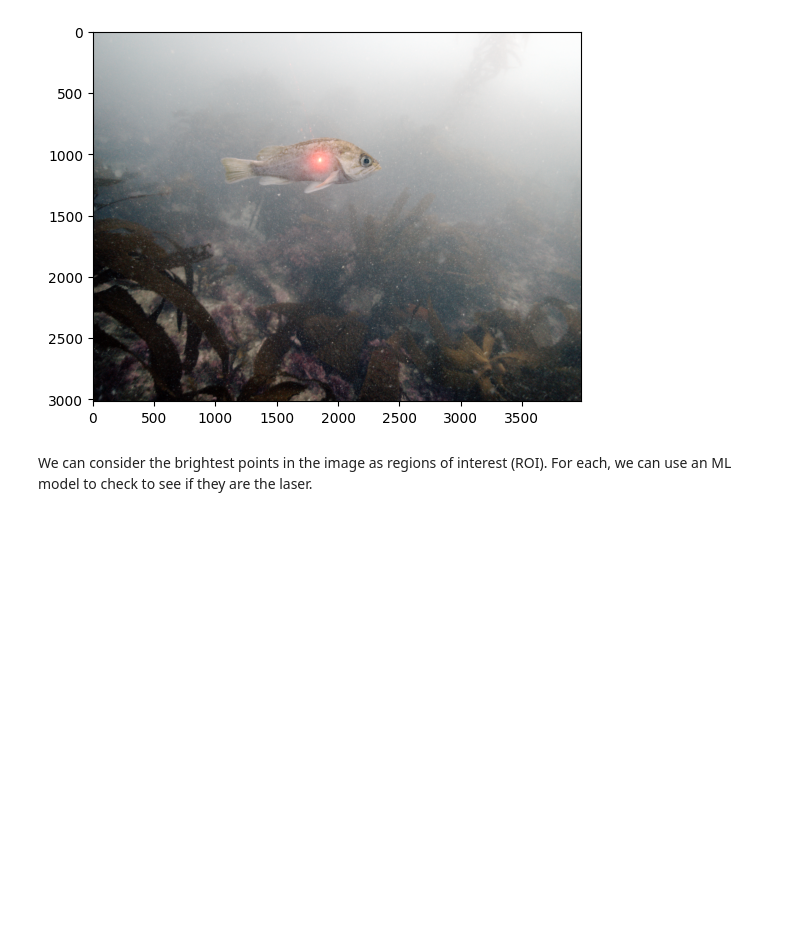
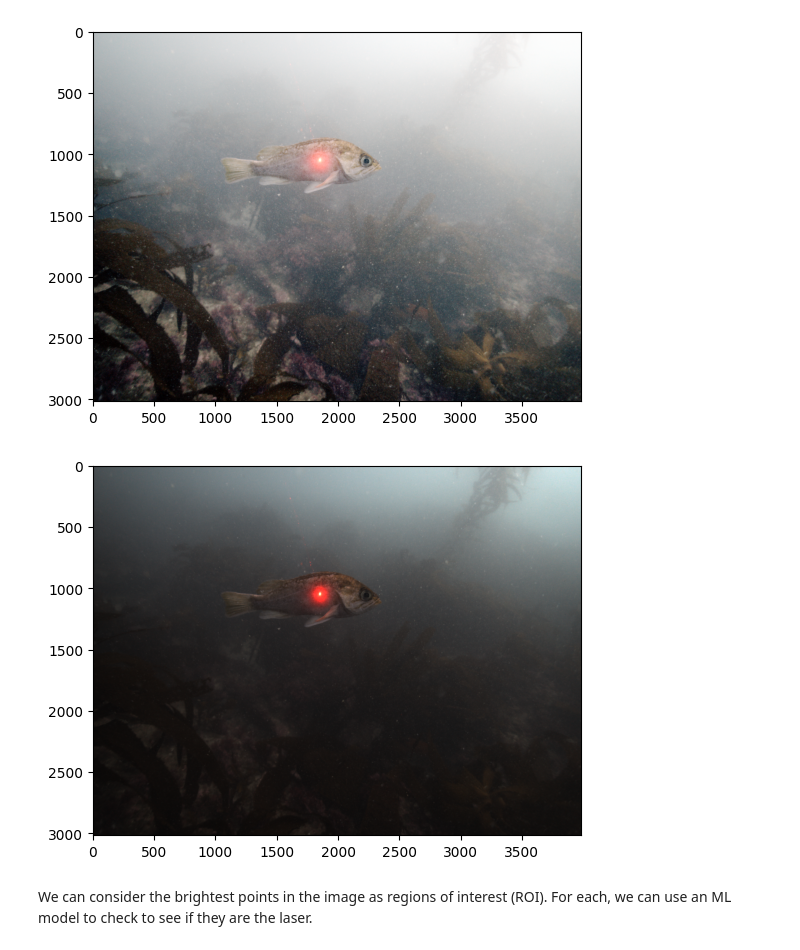
Before and after one commit to UCSD-E4E/fishsense-lite, a Jupyter notebook: demo/pipeline.ipynb, the cells around one changed output. Drawn from its saved outputs; the diff is of its cells as text; code cells hidden in the pictures; blank space fills up the shorter version.

```diff
--- a/demo/pipeline.ipynb
+++ b/demo/pipeline.ipynb
@@ -50,6 +50,10 @@ img_dark8 = uint16_2_uint8(img_dark)
 imshow(img)
 # %% [output]
 [figure]
+# %%
+imshow(img_dark)
+# %% [output]
+[figure, added]
 # %% [markdown]
 We can consider the brightest points in the image as regions of interest (ROI).  For each, we can use an ML model to check to see if they are the laser.
 # %%
```
Also changed, not shown: parts of 2 cells of this notebook, 6 other files.
